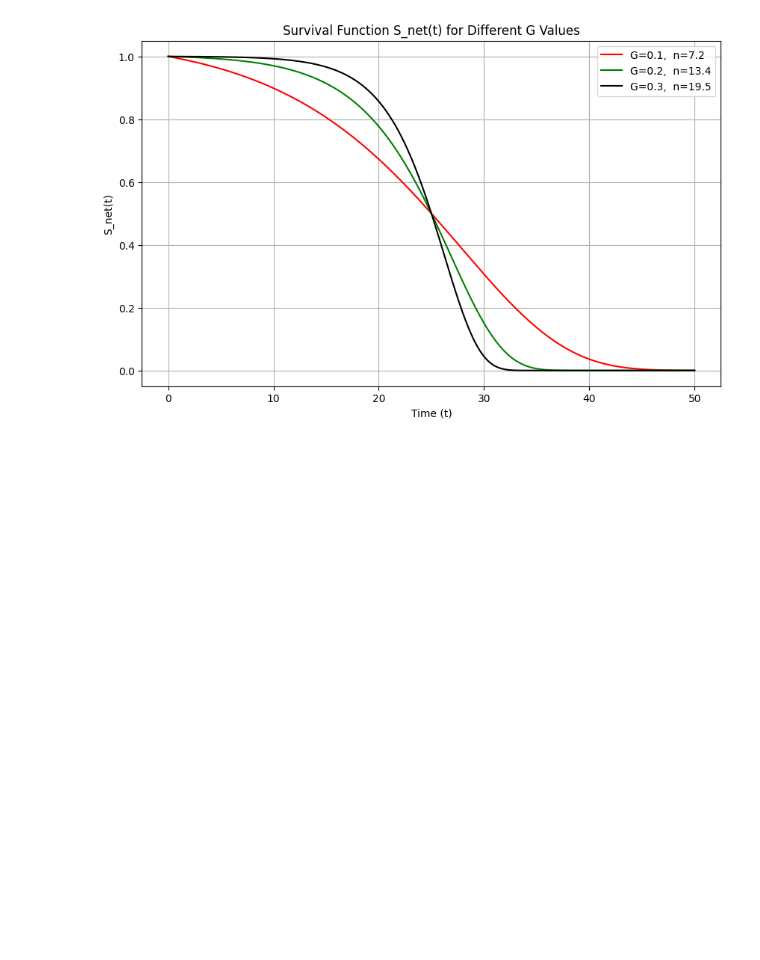
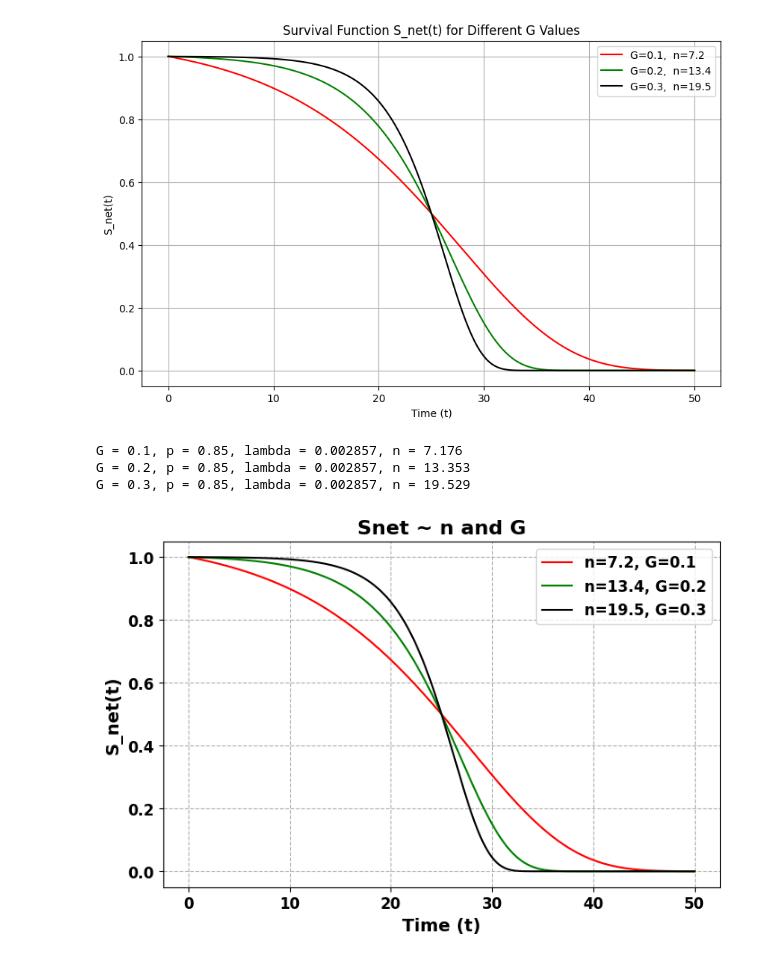
Before and after one commit to hongqin/EAM-2024, a Jupyter notebook: network-aging.ipynb, the cells around one changed output. Saved outputs shown, nothing was run; the diff lists cells and outputs as text; code cells hidden in the pictures; blank space fills up the shorter version.

```diff
--- a/network-aging.ipynb
+++ b/network-aging.ipynb
@@ -949,3 +949,61 @@ G = 0.1, p = 0.85, lambda = 0.002857, n = 7.176
 G = 0.2, p = 0.85, lambda = 0.002857, n = 13.353
 G = 0.3, p = 0.85, lambda = 0.002857, n = 19.529
 [figure]
+# %%
+import numpy as np
+import matplotlib.pyplot as plt
+
+# Given values
+p = 0.85
+lambda_value = 1 / 350
+G_target = [0.1, 0.2, 0.3]  # Target G values
+
+# Function to calculate n given G, p, and lambda
+def calculate_n(G, p, lambda_value):
+    return (G * (1 - p)) / (p * lambda_value) + 1
+
+# Calculate n values for each target G
+n_values = [calculate_n(G, p, lambda_value) for G in G_target]
+
+# Print the results
+for G, n in zip(G_target, n_values):
+    print(f"G = {G}, p = {p}, lambda = {lambda_value:.6f}, n = {n:.3f}")
+
+# Function to calculate R given G and t0.5
+def calculate_R(G, t0_5):
+    return (np.log(2) * G) / (np.exp(G * t0_5) - 1)
+
+# Function to calculate the survival function S_net(t)
+def survival_function(t, R, G):
+    return np.exp((R / G) * (1 - np.exp(G * t)))
+
+# Define the parameters for the combinations
+t_values = np.linspace(0, 50, 500)  # Time values from 0 to 50
+colors = ['red', 'green', 'black']
+plt.figure(figsize=(8, 5))  # Set figure size to 5 inches by 4 inches
+
+# Plot survival functions for each combination of G target
+t0_5 = 25
+for i, (G, n) in enumerate(zip(G_target, n_values)):
+    R = calculate_R(G, t0_5)
+    S_net = survival_function(t_values, R, G)
+    plt.plot(t_values, S_net, label=f'n={n:.1f}, G={G}', color=colors[i])
+
+# Plot formatting
+plt.xlabel('Time (t)', fontsize=14, fontweight='bold')
+plt.ylabel('S_net(t)', fontsize=14, fontweight='bold')
+plt.title('Snet ~ n and G', fontsize=16, fontweight='bold')
+plt.legend(prop={'size': 12, 'weight': 'bold'})
+plt.grid(True, linestyle='--')  # Set grid lines to dash style
+plt.xticks(fontsize=12, fontweight='bold')
+plt.yticks(fontsize=12, fontweight='bold')
+
+# Save the plot as a JPG file with dpi = 300
+plt.savefig('Snet_g-G.jpg', dpi=300, format='jpg')
+
+plt.show()
+# %% [output]
+G = 0.1, p = 0.85, lambda = 0.002857, n = 7.176
+G = 0.2, p = 0.85, lambda = 0.002857, n = 13.353
+G = 0.3, p = 0.85, lambda = 0.002857, n = 19.529
+[figure, added]
```
